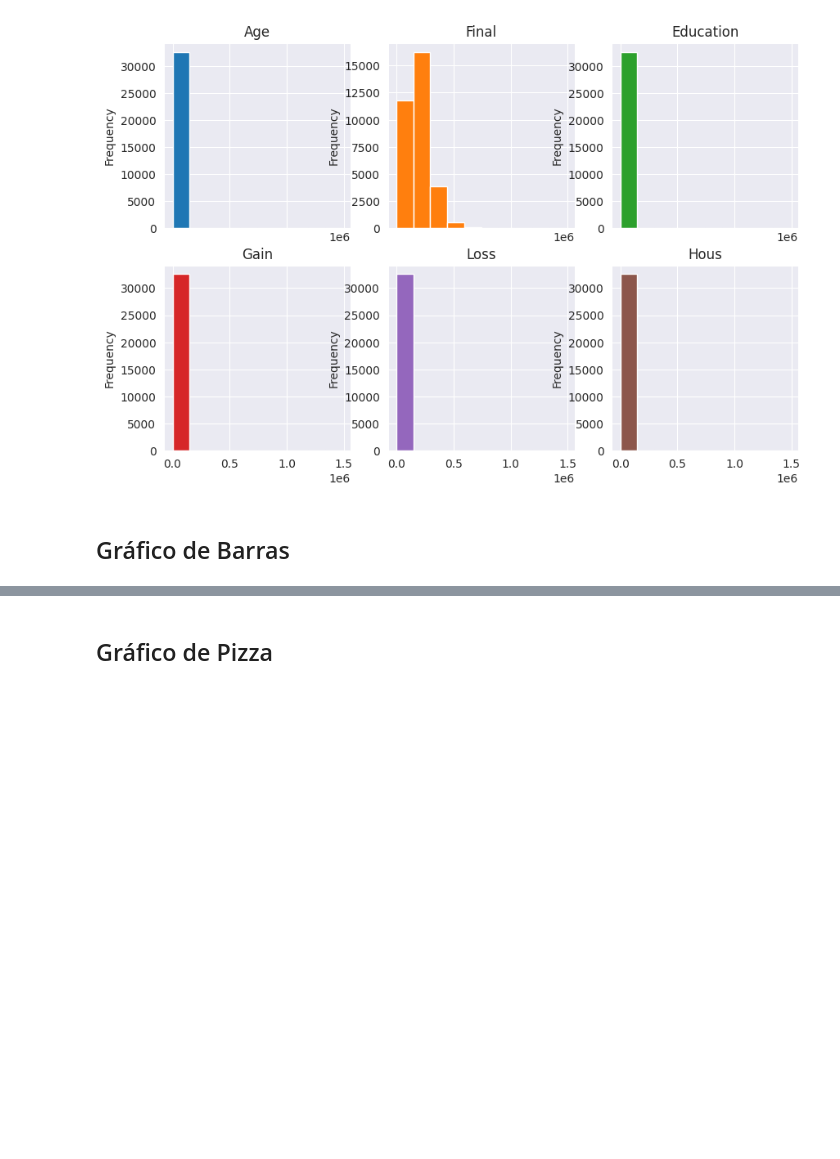
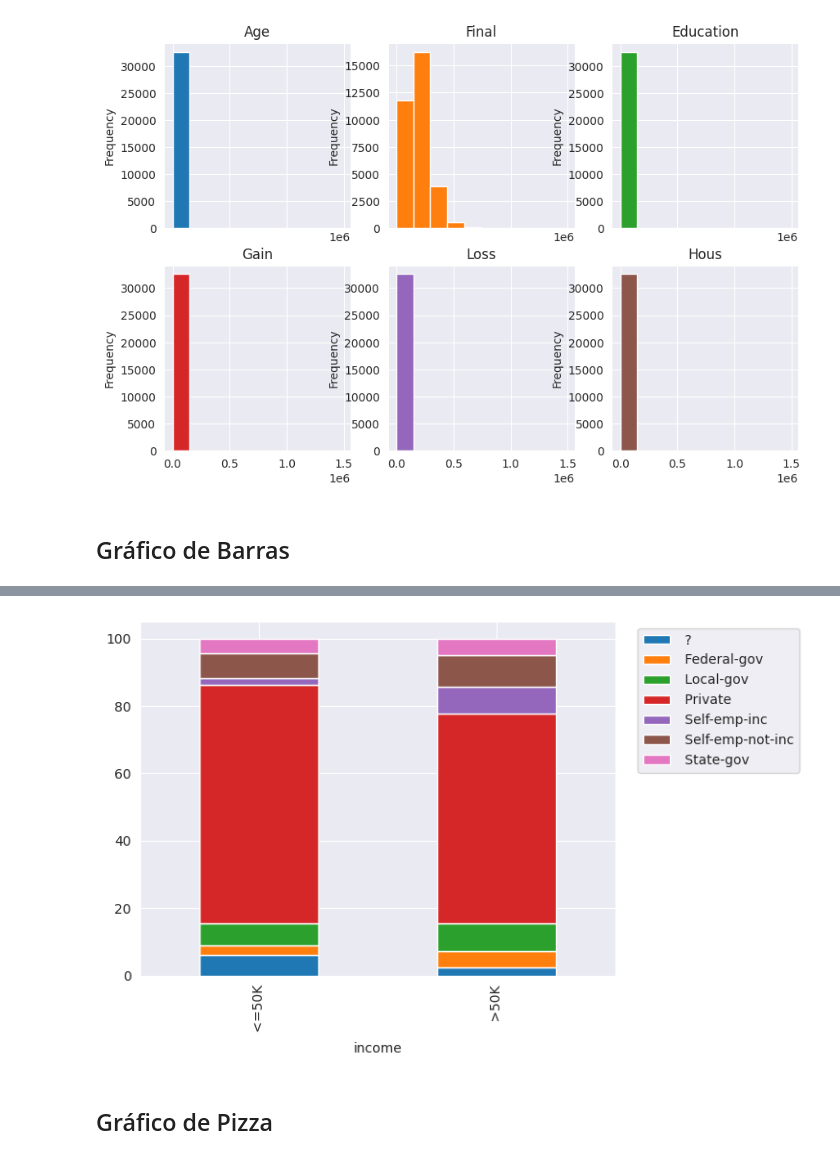
Before and after one commit to Joao-Inacio/Pandas-Descomplicado-Um-Guia-Pratico-para-Iniciantes, a Jupyter notebook: 0.3_Graficos/graficos.ipynb, the cells around one changed output, grey strips where cells are left out. Drawn from its saved outputs; the diff is of its cells as text; code cells hidden in the pictures; blank space fills up the shorter version.

```diff
--- a/0.3_Graficos/graficos.ipynb
+++ b/0.3_Graficos/graficos.ipynb
@@ -111,2 +139,6 @@ df.plot(
+# %%
+pivot.plot.bar(stacked=True).legend(bbox_to_anchor=(1.4,1));
+# %% [output]
+[figure, added]
 # %% [markdown]
 ## Gráfico de Pizza
```
Also changed, not shown: parts of 6 cells of this notebook.
